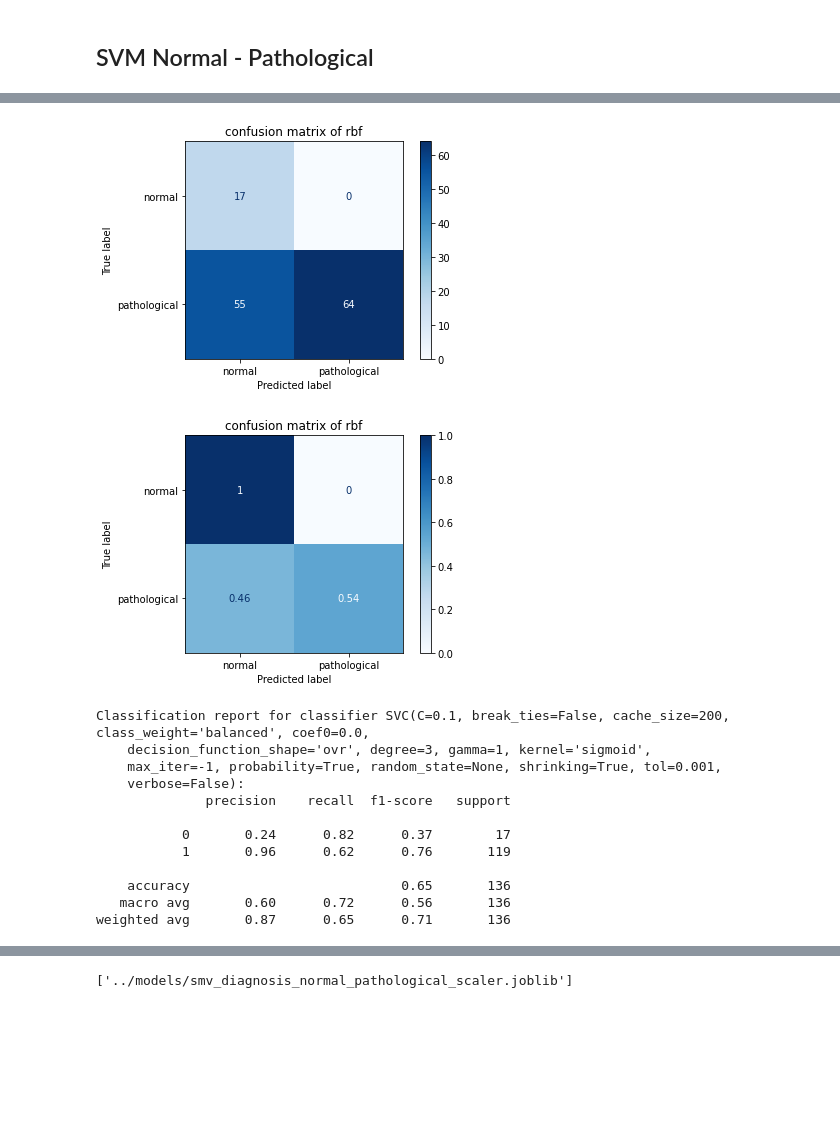
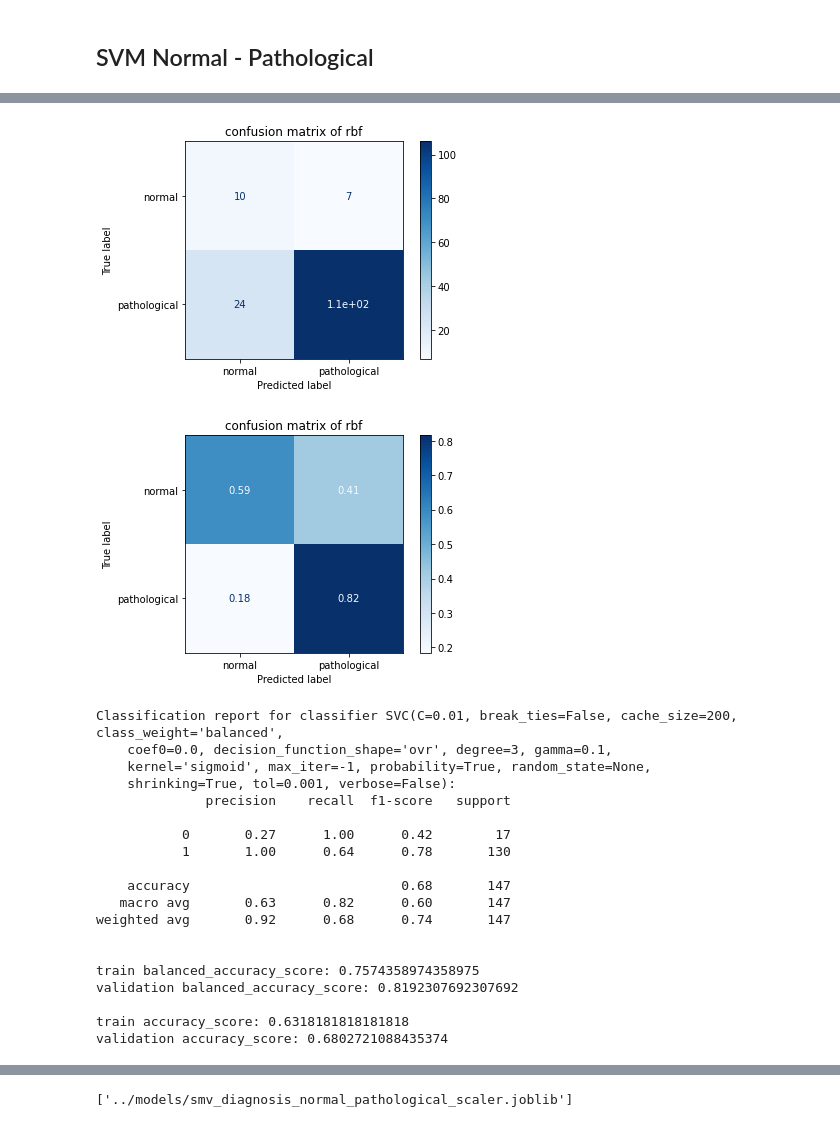
Before and after one commit to aidadenisa/thesis-rey-ost, a Jupyter notebook: Colab Notebooks/diagnosis_classification.ipynb, the cells around one changed output, grey strips where cells are left out. Saved outputs shown, nothing was run; the diff lists cells and outputs as text; code cells hidden in the pictures; blank space fills up the shorter version.

```diff
--- a/Colab Notebooks/diagnosis_classification.ipynb
+++ b/Colab Notebooks/diagnosis_classification.ipynb
@@ -777,6 +777,7 @@ from sklearn.preprocessing import StandardScaler
 from sklearn.model_selection import GridSearchCV, StratifiedShuffleSplit
 from sklearn.metrics import plot_confusion_matrix, matthews_corrcoef, make_scorer
 from sklearn.utils import shuffle
+from sklearn.metrics import balanced_accuracy_score, accuracy_score
 import joblib
 
 def label(s):
@@ -792,9 +793,9 @@ root = '../' #modificare se cartella rinominata
 labels_name = list(range(1, 20))
 #labels = pd.read_csv(os.path.join(root, 'Dataset bilanciato.csv'), names=labels_name)
 # labels = pd.read_csv(os.path.join(root, 'Database completo .csv'), header=0, index_col=0, delimiter=';')
-# labels = pd.read_csv(os.path.join(root, 'SystemResultsClean.csv'), header=0, index_col=0, delimiter=',')
+labels = pd.read_csv(os.path.join(root, 'SystemResultsClean.csv'), header=0, index_col=0, delimiter=',')
 # labels = pd.read_csv(os.path.join(root, 'SystemResultsCleanWithDistances.csv'), header=0, index_col=0, delimiter=',')
-labels = pd.read_csv(os.path.join(root, 'SystemScoresImprovements.csv'), header=0, index_col=0, delimiter=',')
+# labels = pd.read_csv(os.path.join(root, 'SystemScoresImprovements.csv'), header=0, index_col=0, delimiter=',')
 
 names = labels.index.to_numpy()
 # names_list = np.concatenate((os.listdir(os.path.join(root, 'omografie')), os.listdir(os.path.join(root, 'homog_brutte'))))
@@ -860,7 +861,15 @@ for m in [svm_poly, rbf_poly, sigm_poly]:
     predicted = m_best.predict(X_test_scaled)
     print("Classification report for classifier %s:\n%s\n"
           % (m_best, classification_report(y_test, predicted)))
+    train_acc = balanced_accuracy_score(y_train, m.predict(X_train_scaled))
+    validation_acc = balanced_accuracy_score(y_test, m.predict(X_test_scaled))
+    print("train balanced_accuracy_score: {}".format(train_acc))
+    print("validation balanced_accuracy_score: {}\n".format(validation_acc))
 
+    train_acc = accuracy_score(y_train, m.predict(X_train_scaled))
+    validation_acc = accuracy_score(y_test, m.predict(X_test_scaled))
+    print("train accuracy_score: {}".format(train_acc))
+    print("validation accuracy_score: {}\n".format(validation_acc))
     titles_options = [("Confusion matrix, without normalization", None),
                   ("Normalized confusion matrix", 'true')]
     #class_names = enc_y.classes_
@@ -907,14 +925,21 @@ weighted avg       0.90      0.60      0.66       136
-[figure, old version]
+[figure, new version]
-[figure, old version]
+[figure, new version]
-Classification report for classifier SVC(C=0.1, break_ties=False, cache_size=200, class_weight='balanced', coef0=0.0,
-    decision_function_shape='ovr', degree=3, gamma=1, kernel='sigmoid',
-    max_iter=-1, probability=True, random_state=None, shrinking=True, tol=0.001,
-    verbose=False):
+Classification report for classifier SVC(C=0.01, break_ties=False, cache_size=200, class_weight='balanced',
+    coef0=0.0, decision_function_shape='ovr', degree=3, gamma=0.1,
+    kernel='sigmoid', max_iter=-1, probability=True, random_state=None,
+    shrinking=True, tol=0.001, verbose=False):
               precision    recall  f1-score   support
 
-           0       0.24      0.82      0.37        17
-           1       0.96      0.62      0.76       119
+           0       0.27      1.00      0.42        17
+           1       1.00      0.64      0.78       130
 
-    accuracy                           0.65       136
-   macro avg       0.60      0.72      0.56       136
-weighted avg       0.87      0.65      0.71       136
+    accuracy                           0.68       147
+   macro avg       0.63      0.82      0.60       147
+weighted avg       0.92      0.68      0.74       147
+
+
+train balanced_accuracy_score: 0.7574358974358975
+validation balanced_accuracy_score: 0.8192307692307692
+
+train accuracy_score: 0.6318181818181818
+validation accuracy_score: 0.6802721088435374
```
Also changed, not shown: parts of 2 cells of this notebook, 3 other files.
